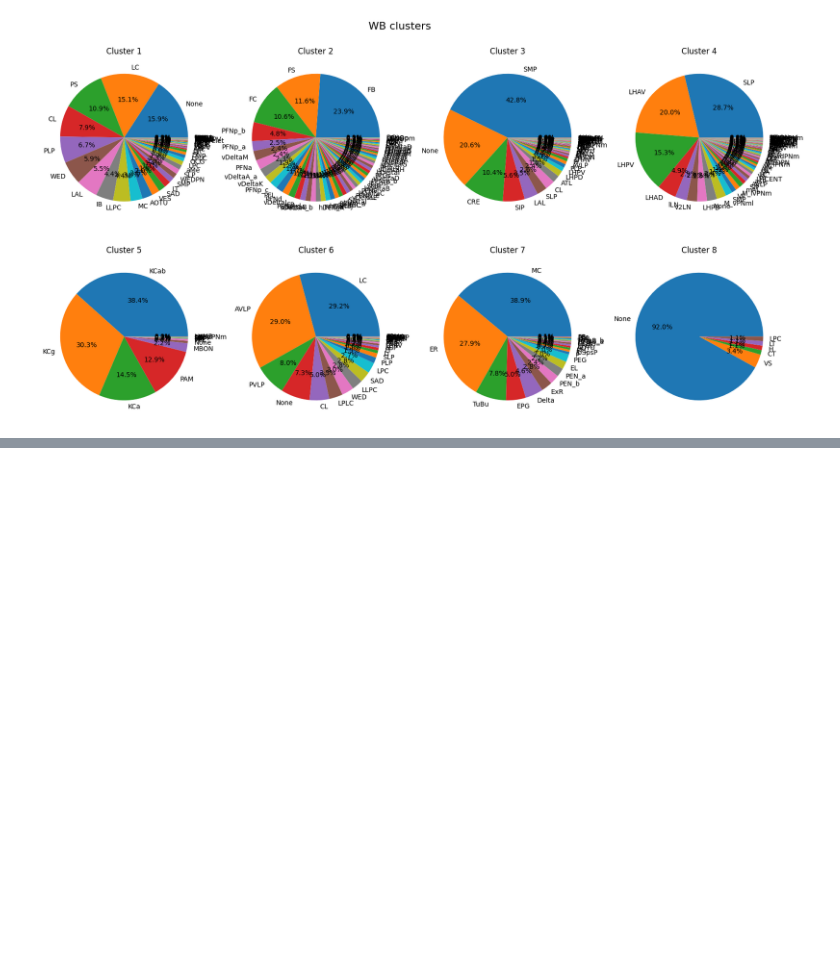
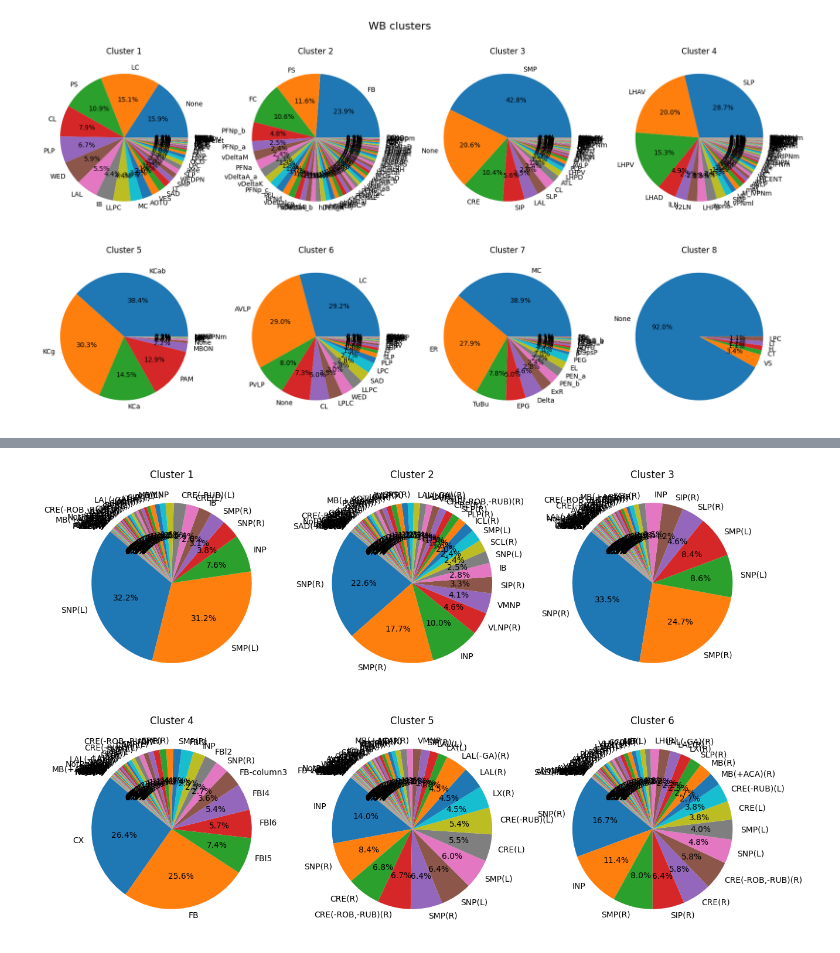
Before and after one commit to RhessaWL/flybrain-clustering, a Jupyter notebook: piechart_ovi.ipynb, the cells around one changed output, grey strips where cells are left out. Cells and saved outputs as stored; diff of their text form; code cells hidden in the pictures; blank space fills up the shorter version.

```diff
--- a/piechart_ovi.ipynb
+++ b/piechart_ovi.ipynb
@@ -224,0 +437,11 @@ for i in cluster_list:
+# %%
+# Outputs
+# Get dataframe and isolate bodyIDs
+hemibrain_version = "v1.2.1"
+direct = "oviIN_combined/preprocessed_outputs-" + hemibrain_version
+filename = "preprocessed_nodes.csv"
+
+log_msg("Loading node dataframe")
+out = pd.read_csv(os.path.join(direct, filename))
+log_msg("Done!")
+out.head()
@@ -224,0 +458,4 @@ for i in cluster_list:
+# %%
+cluster_list = [1,2,3,4,5,6] # create cluster list
+pie_plotter(out, cluster_list, weight_threshold=1000)
+# %% [output]
@@ -224,0 +466 @@ for i in cluster_list:
+[figure, added]
```
Also changed, not shown: parts of 24 cells of this notebook, 1 other file.
